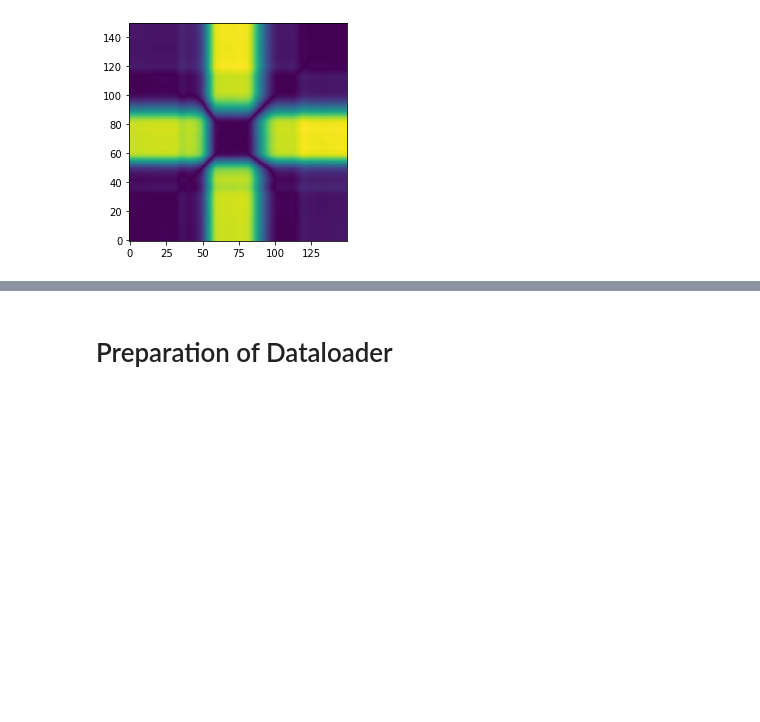
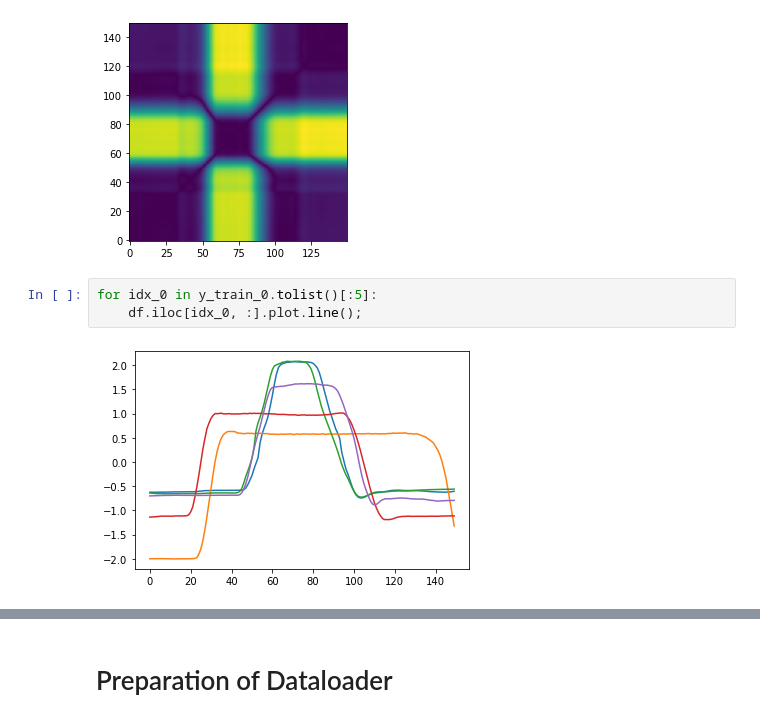
Before and after one commit to johnwslee/Data_Science_Libraries, a Jupyter notebook: recurrence_plot/recurrence_plot_test_2d_cnn.ipynb, the cells around one changed output, grey strips where cells are left out. Drawn from its saved outputs; the diff is of its cells as text; blank space fills up the shorter version.

```diff
--- a/recurrence_plot/recurrence_plot_test.ipynb
+++ b/recurrence_plot/recurrence_plot_test_2d_cnn.ipynb
@@ -100,4 +113,9 @@ for idx_1 in y_train_1.tolist()[:5]:
 [figure]
 [figure]
 [figure]
+# %%
+for idx_0 in y_train_0.tolist()[:5]:
+    df.iloc[idx_0, :].plot.line();
+# %% [output]
+[figure, added]
 # %%
```
Also changed, not shown: parts of 10 cells of this notebook, 1 other file.
